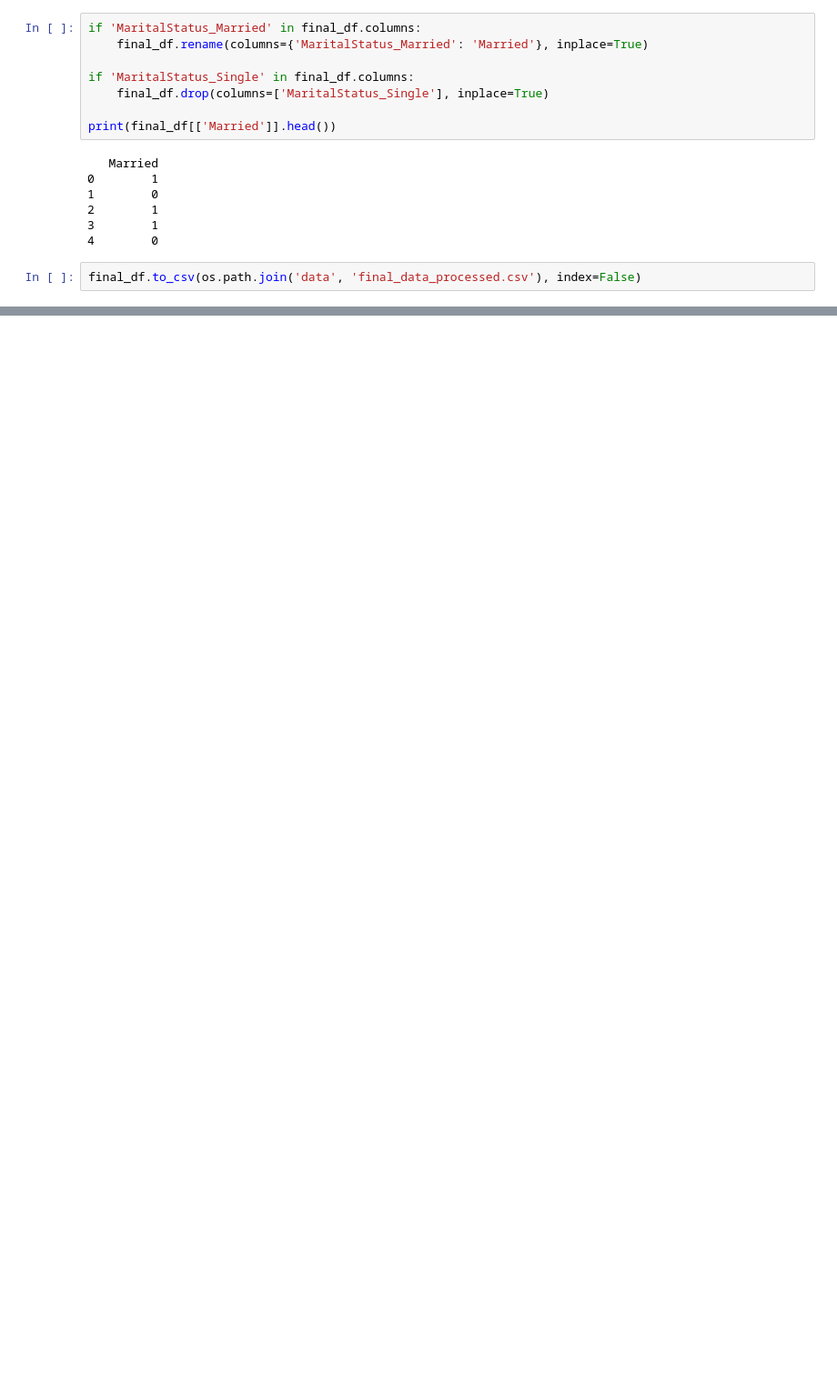
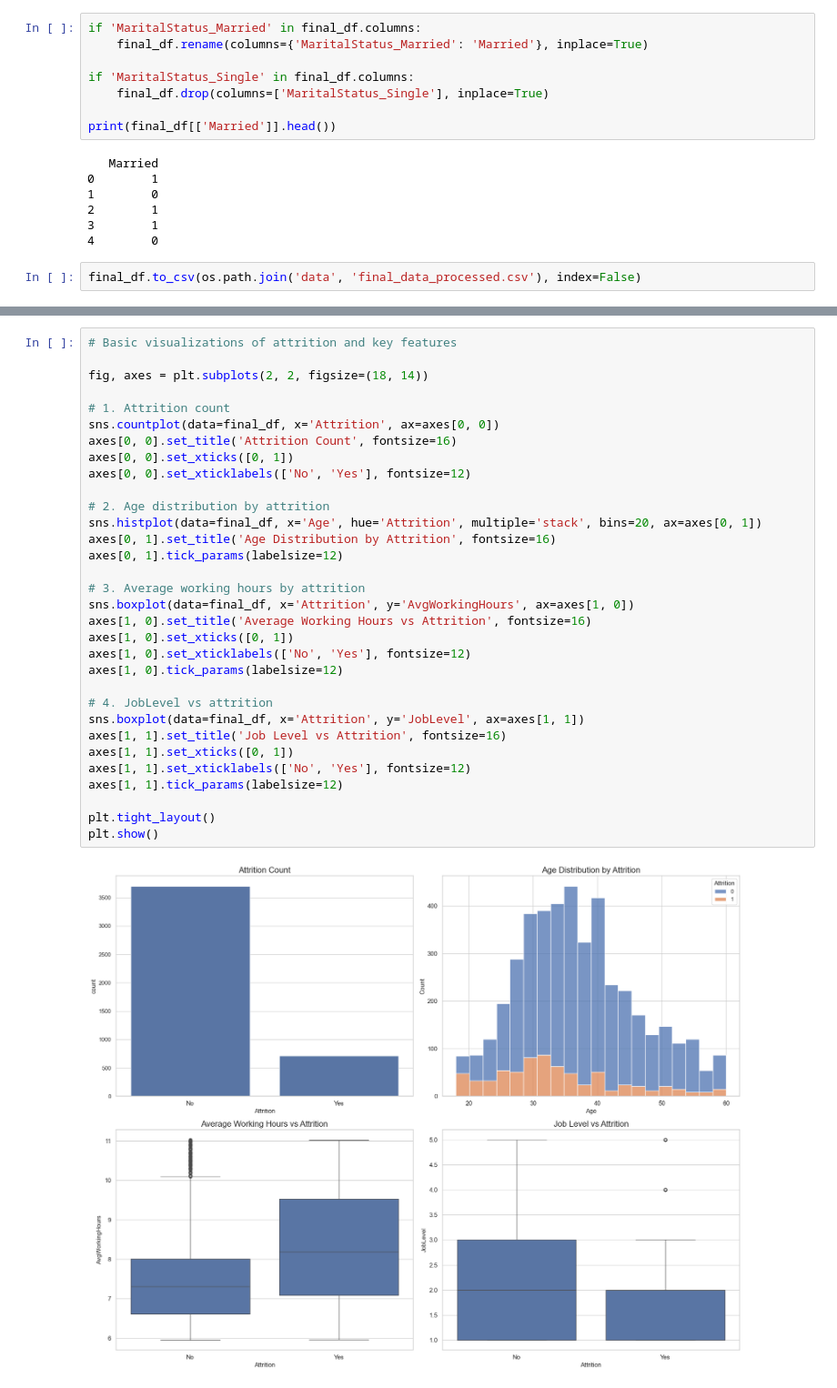
Before and after one commit to Low8/AI-group_5, a Jupyter notebook: project.ipynb, the cells around one changed output, grey strips where cells are left out. Shown at 91% size. Drawn from its saved outputs; the diff is of its cells as text; blank space fills up the shorter version.

```diff
--- a/project.ipynb
+++ b/project.ipynb
@@ -427,0 +379,34 @@ weighted avg       0.84      0.75      0.78      1323
+# %%
+# Basic visualizations of attrition and key features
+
+fig, axes = plt.subplots(2, 2, figsize=(18, 14))
+
+# 1. Attrition count
+sns.countplot(data=final_df, x='Attrition', ax=axes[0, 0])
+axes[0, 0].set_title('Attrition Count', fontsize=16)
+axes[0, 0].set_xticks([0, 1])
+axes[0, 0].set_xticklabels(['No', 'Yes'], fontsize=12)
+
+# 2. Age distribution by attrition
+sns.histplot(data=final_df, x='Age', hue='Attrition', multiple='stack', bins=20, ax=axes[0, 1])
+axes[0, 1].set_title('Age Distribution by Attrition', fontsize=16)
+axes[0, 1].tick_params(labelsize=12)
+
+# 3. Average working hours by attrition
+sns.boxplot(data=final_df, x='Attrition', y='AvgWorkingHours', ax=axes[1, 0])
+axes[1, 0].set_title('Average Working Hours vs Attrition', fontsize=16)
+axes[1, 0].set_xticks([0, 1])
+axes[1, 0].set_xticklabels(['No', 'Yes'], fontsize=12)
+axes[1, 0].tick_params(labelsize=12)
+
+# 4. JobLevel vs attrition
+sns.boxplot(data=final_df, x='Attrition', y='JobLevel', ax=axes[1, 1])
+axes[1, 1].set_title('Job Level vs Attrition', fontsize=16)
+axes[1, 1].set_xticks([0, 1])
+axes[1, 1].set_xticklabels(['No', 'Yes'], fontsize=12)
+axes[1, 1].tick_params(labelsize=12)
+
+plt.tight_layout()
+plt.show()
+# %% [output]
+[figure, added]
```
Also changed, not shown: parts of 22 cells of this notebook.
